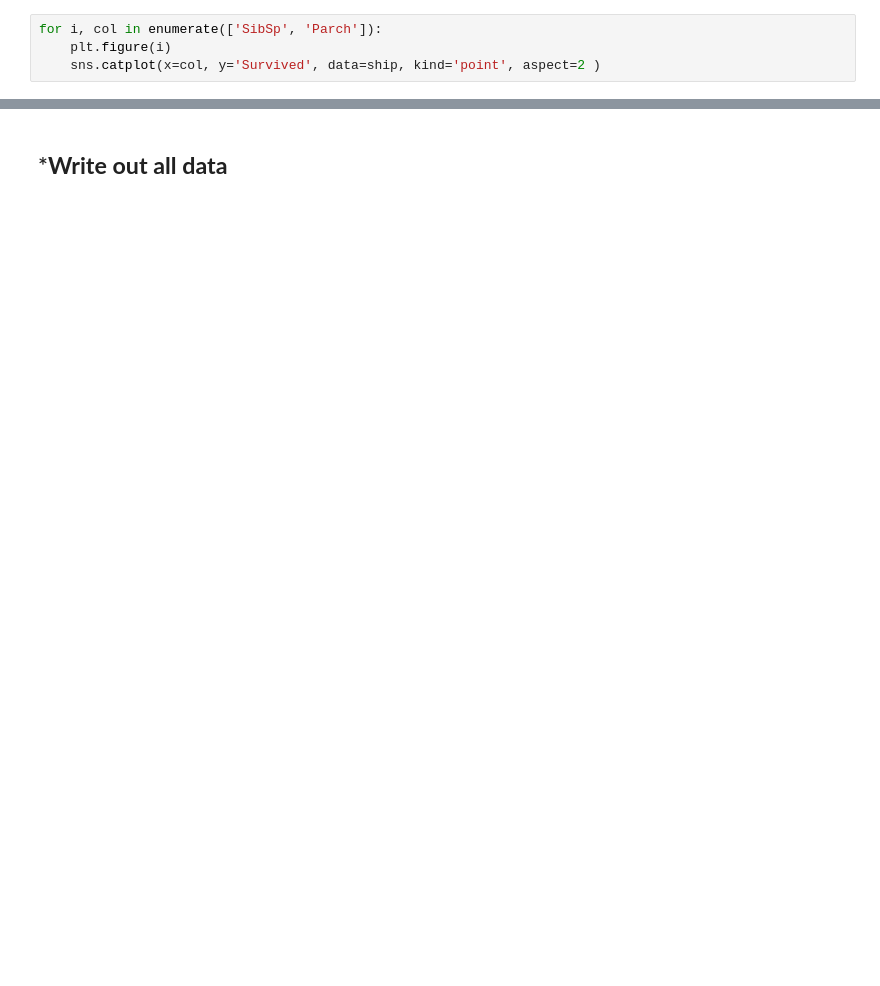
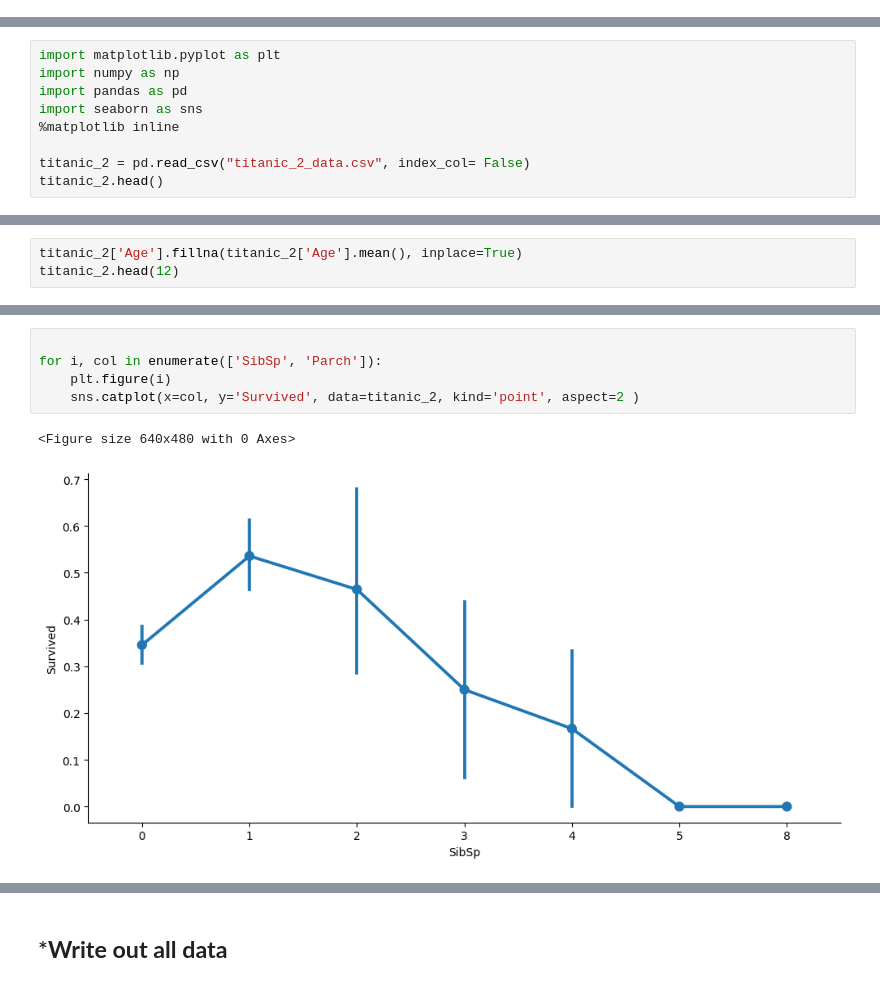
Before and after one commit to sahan77406/Titanic_Survival_Prediction, a Jupyter notebook: machine_learning copy.ipynb, the cells around one changed output, grey strips where cells are left out. Drawn from its saved outputs; the diff is of its cells as text; blank space fills up the shorter version.

```diff
--- a/machine_learning copy.ipynb
+++ b/machine_learning copy.ipynb
@@ -73,4 +0,0 @@ ship.head(12)
-# %%
-for i, col in enumerate(['SibSp', 'Parch']):
-    plt.figure(i)
-    sns.catplot(x=col, y='Survived', data=ship, kind='point', aspect=2 )
@@ -227,0 +18,9 @@ for dataset in (data):
+# %%
+import matplotlib.pyplot as plt
+import numpy as np
+import pandas as pd
+import seaborn as sns
+%matplotlib inline
+
+titanic_2 = pd.read_csv("titanic_2_data.csv", index_col= False)
+titanic_2.head()
@@ -227,0 +54,3 @@ for dataset in (data):
+# %%
+titanic_2['Age'].fillna(titanic_2['Age'].mean(), inplace=True)
+titanic_2.head(12)
@@ -227,0 +87,8 @@ for dataset in (data):
+# %%
+
+for i, col in enumerate(['SibSp', 'Parch']):
+    plt.figure(i)
+    sns.catplot(x=col, y='Survived', data=titanic_2, kind='point', aspect=2 )
+# %% [output]
+<Figure size 640x480 with 0 Axes>
+[figure, added]
```
Also changed, not shown: parts of 112 cells of this notebook, 15 other files.
